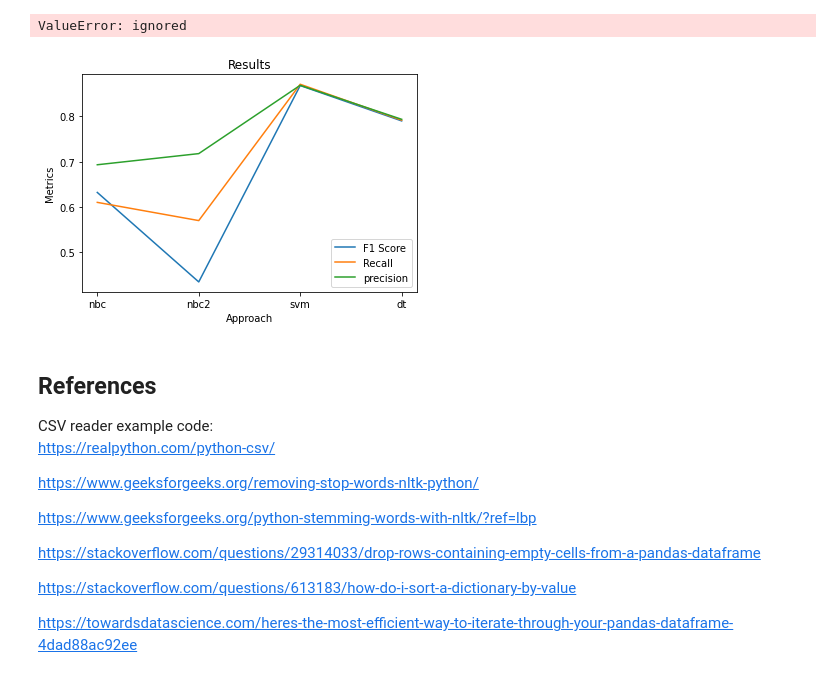
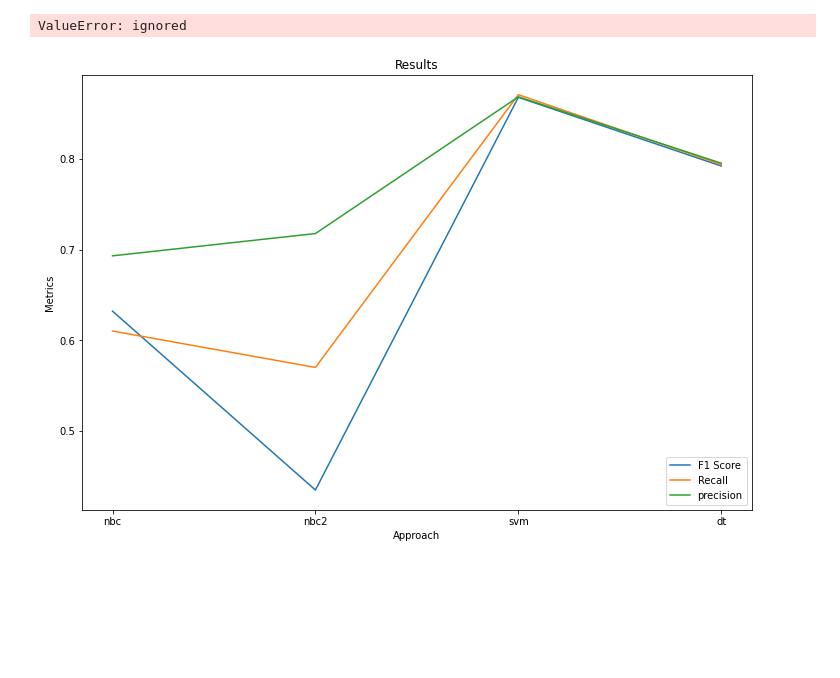
Before and after one commit to evilsizord/mscs-data-mining-project, a Jupyter notebook: Data_Mining_Final_Project.ipynb, the cells around one changed output. Saved outputs shown, nothing was run; the diff lists cells and outputs as text; code cells hidden in the pictures; blank space fills up the shorter version.

```diff
--- a/Data_Mining_Final_Project.ipynb
+++ b/Data_Mining_Final_Project.ipynb
@@ -366,29 +349,9 @@ Class probabilities
 # %%
 # try predicting labels for test data
-Y_hat = nbc.predict(testdata)
+y_pred = nbc.predict(testdata)
 # %%
 #print('Responsibility predictions:', len([y for y in Y_hat if y == 'Responsibility']))
 #print('SoftSkill predictions:', len([y for y in Y_hat if y == 'SoftSkill']))
 # %% [output]
 Responsibility predictions: 14045
 SoftSkill predictions: 3754
-# %%
-# Calculate accuracy
-def calculate_accuracy(Y, Y_hat):
-  num_correct = 0
-  index=0
-  if len(Y) != len(Y_hat):
-    print('data invalid length', len(Y), ':', len(Y_hat))
-    return False
-  for row in Y:
-    y_hat = Y_hat[index]
-    y = row['class']
-    num_correct += 1 if y_hat == y else 0
-    index += 1
-  return num_correct / len(Y)
-
-#accuracy = calculate_accuracy(y_test, Y_hat)
-
-#print('Accuracy for Dev data:', accuracy)
-results['nbc'] = classification_report(y_test, Y_hat, output_dict=True)
-print(classification_report(y_test, Y_hat))
@@ -406,0 +358,4 @@ weighted avg       0.69      0.61      0.63      4502
+# %%
+# Calculate accuracy
+results['nbc'] = classification_report(y_test, y_pred, output_dict=True)
+print(classification_report(y_test, y_pred))
@@ -464,0 +433,6 @@ weighted avg       0.79      0.79      0.79      4502
+# %%
+# Experiment: try limiting max_depth
+dt2 = tree.DecisionTreeClassifier(max_depth=10)
+dt2.fit(X_train_v, y_train)
+y_pred = dt2.predict(X_test_v)
+print(classification_report(y_test, y_pred))
@@ -743,48 +679,33 @@ plt.show()
 141/141 [==============================] - 0s 2ms/step
 ValueError: ignored
 # %%
-# Summary
-# accuracy, f1, recall, precision (from weighted avg)
+# Print Summary
 """
  'accuracy': 0.8713904931141715,
  'macro avg': {'precision': 0.8595907862212557,
   'recall': 0.8094598698526863,
   'f1-score': 0.8310936479637612,
   'support': 4502},
  'weighted avg': {'precision': 0.869011495668078,
   'recall': 0.8713904931141715,
   'f1-score': 0.8684701422491293,
   'support': 4502}}
 """
 approaches = ['nbc', 'nbc2', 'svm', 'dt']
 acc = [results[label]['accuracy'] for label in approaches]
 f1 = [results[label]['weighted avg']['f1-score'] for label in approaches]
 recall = [results[label]['weighted avg']['recall'] for label in approaches]
 prec = [results[label]['weighted avg']['precision'] for label in approaches]
 
+plt.rcParams["figure.figsize"] = (12,8)
 plt.plot(approaches, f1, label='F1 Score')
 plt.plot(approaches, recall, label='Recall')
 plt.plot(approaches, prec,  label='precision')
 #plt.plot(approaches, val_acc, 'b', label='F1 Score')
 plt.title('Results')
 plt.xlabel('Approach')
 plt.ylabel('Metrics')
 plt.legend(loc='lower right')
 plt.show()
 # %% [output]
-[figure, old version]
+[figure, new version]
-# %% [markdown]
-## References
-
-CSV reader example code:\
-https://realpython.com/python-csv/
-
-https://www.geeksforgeeks.org/removing-stop-words-nltk-python/
-
-https://www.geeksforgeeks.org/python-stemming-words-with-nltk/?ref=lbp
-
-https://stackoverflow.com/questions/29314033/drop-rows-containing-empty-cells-from-a-pandas-dataframe
-
-https://stackoverflow.com/questions/613183/how-do-i-sort-a-dictionary-by-value
-
-https://towardsdatascience.com/heres-the-most-efficient-way-to-iterate-through-your-pandas-dataframe-4dad88ac92ee
```
Also changed, not shown: parts of 19 cells of this notebook.
